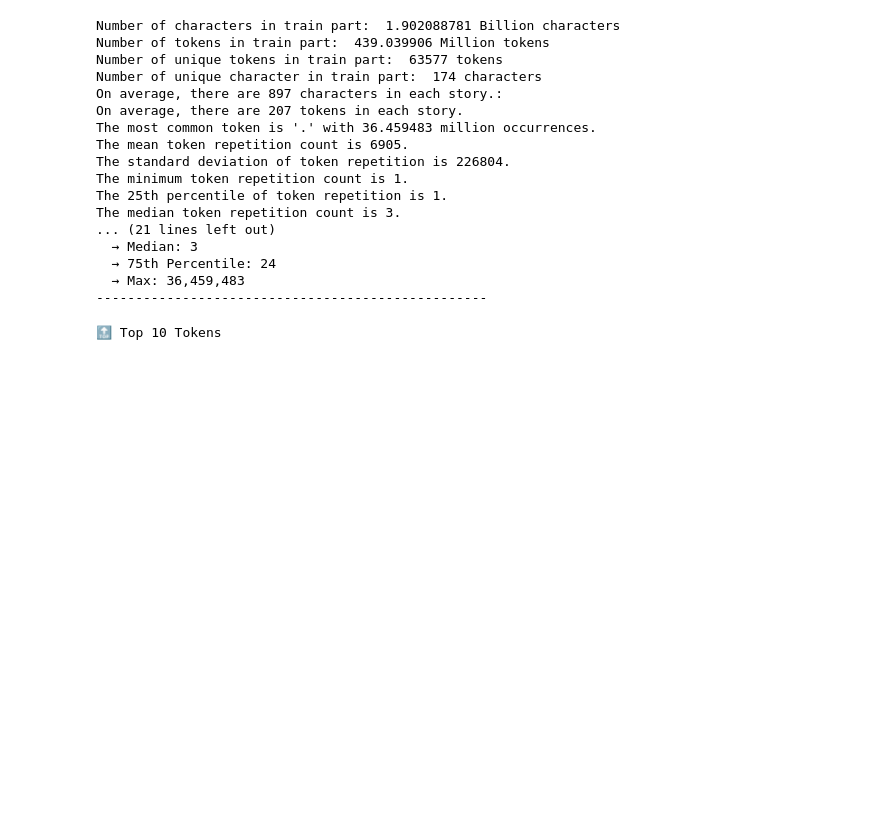
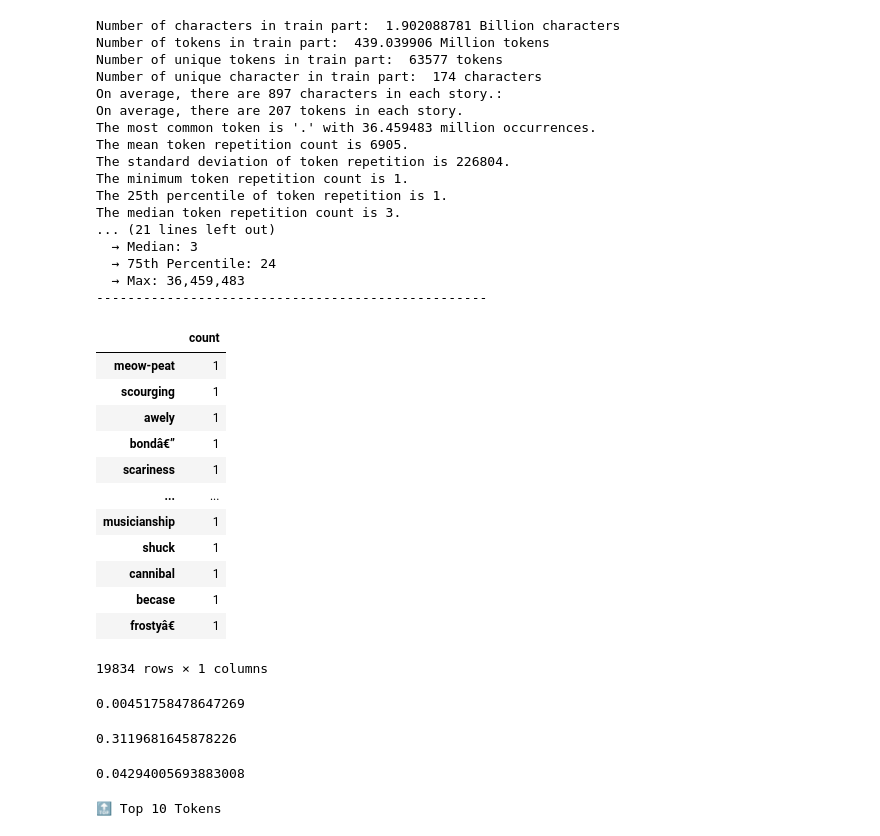
Before and after one commit to ahmadrezabaqerzade/GPT2, a Jupyter notebook: Analyze_dataset.ipynb, the cells around one changed output. Cells and saved outputs as stored; diff of their text form; code cells hidden in the pictures; blank space fills up the shorter version.

```diff
--- a/Analyze_dataset.ipynb
+++ b/Analyze_dataset.ipynb
@@ -254,6 +342,34 @@ The median token repetition count is 3.
   → 75th Percentile: 24
   → Max: 36,459,483
 --------------------------------------------------
+# %%
+df_count[df_count['count']==1]
+# %% [output]
+|  | count |
+| meow-peat | 1 |
+| scourging | 1 |
+| awely | 1 |
+| bondâ€” | 1 |
+| scariness | 1 |
+| ... | ... |
+| musicianship | 1 |
+| shuck | 1 |
+| cannibal | 1 |
+| becase | 1 |
+| frostyâ€ | 1 |
+19834 rows × 1 columns
+# %%
+df_count[df_count['count']==1].shape[0]/(num_tok)*100
+# %% [output]
+0.00451758478647269
+# %%
+df_count[df_count['count']==1].shape[0]/df_count.shape[0]
+# %% [output]
+0.3119681645878226
+# %%
+df_count[df_count['count']>6905].shape[0]/df_count.shape[0]
+# %% [output]
+0.04294005693883008
 # %%
 print("\n🔝 Top 10 Tokens")
 top_10 = df_count.sort_values('count', ascending=False).head(10)
```
Also changed, not shown: parts of 11 cells of this notebook.
